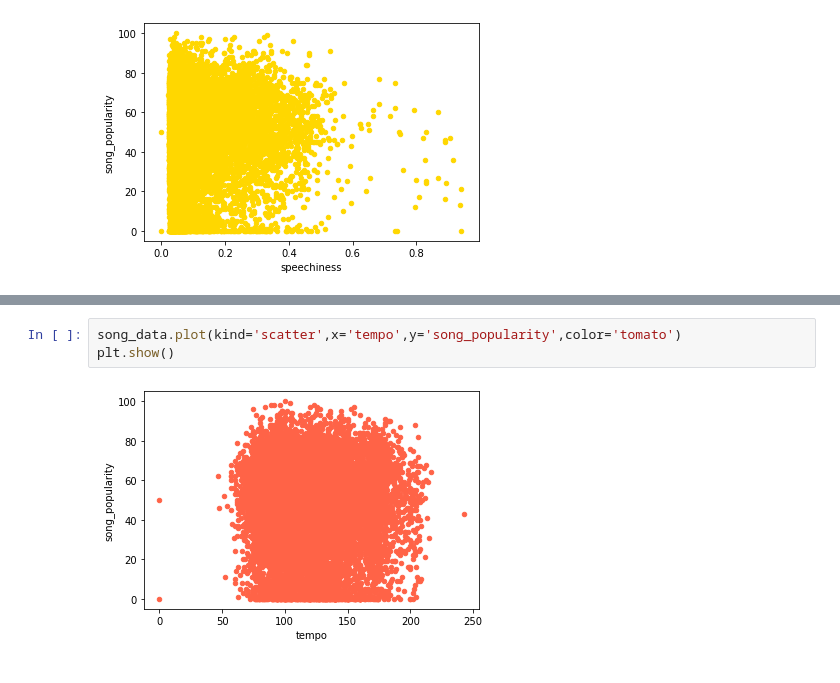
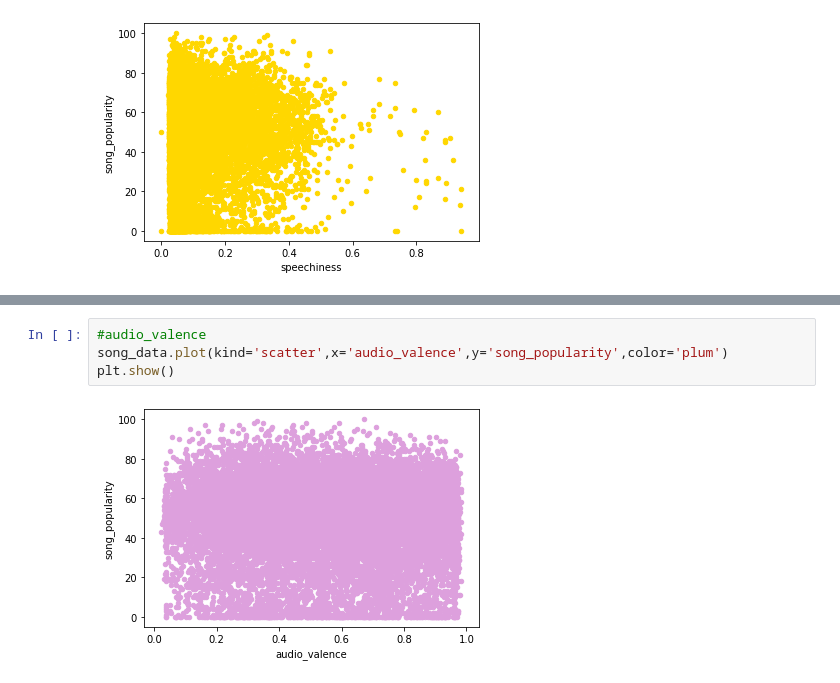
Before and after one commit to vladschepkov/project-one, a Jupyter notebook: song_pj1.ipynb, the cells around one changed output, grey strips where cells are left out. Cells and saved outputs as stored; diff of their text form.

```diff
--- a/song_pj1.ipynb
+++ b/song_pj1.ipynb
@@ -151,5 +255,6 @@ plt.show()
 # %%
-song_data.plot(kind='scatter',x='tempo',y='song_popularity',color='tomato')
+#audio_valence
+song_data.plot(kind='scatter',x='audio_valence',y='song_popularity',color='plum')
 plt.show()
 # %% [output]
-[figure, old version]
+[figure, new version]
```
Also changed, not shown: parts of 14 cells of this notebook.
